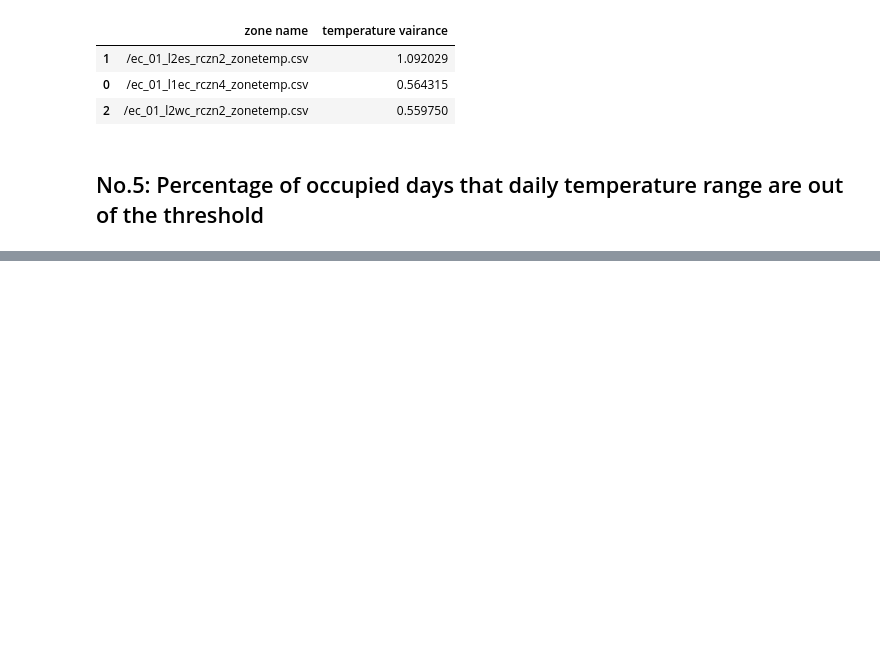
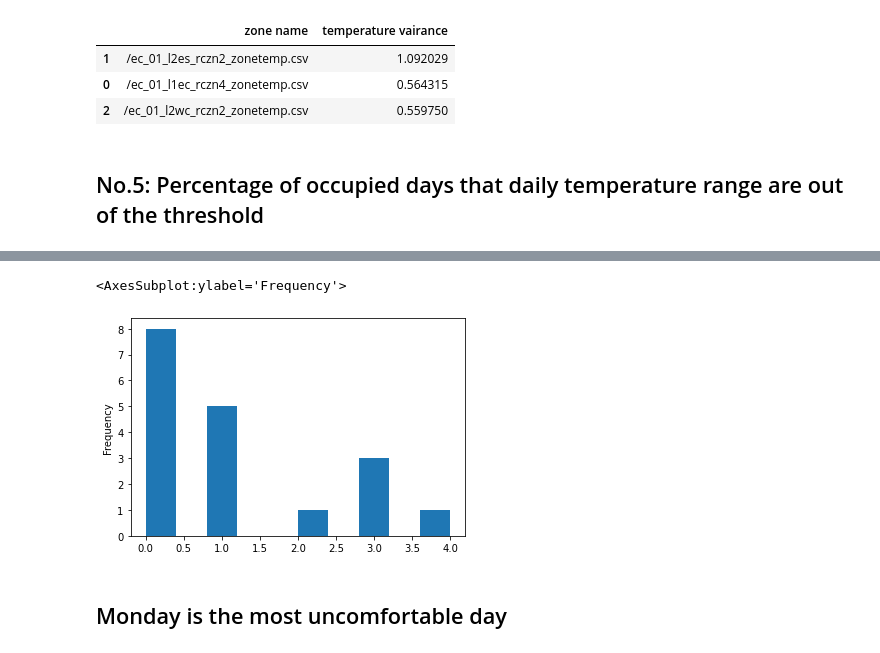
Before and after one commit to ruijis/mortardata_comfort_evaluation, a Jupyter notebook: scripts.ipynb, the cells around one changed output, grey strips where cells are left out. Cells and saved outputs as stored; diff of their text form; code cells hidden in the pictures; blank space fills up the shorter version.

```diff
--- a/scripts.ipynb
+++ b/scripts.ipynb
@@ -144,2 +205,0 @@ df_cold_diff = l - df_cold[temp]
-# %%
-p = (len(df_hot) + len(df_cold)) / len(df)
@@ -166,6 +205,0 @@ df_range
-# %%
-# get rows from the new dataframe that are out of the threshold
-t = df_range.quantile(p)
-df_out = df_range[(df_range > t)]
-# Calculate the percentage of occupied time outside the threshold
-p = len(df_out) / len(df_max)
@@ -171,0 +228,2 @@ p = len(df_out) / len(df_max)
+# %%
+df_max['range'] = df_max.temp - df_min.temp
@@ -171,0 +247,3 @@ p = len(df_out) / len(df_max)
+# %%
+t = df_max.range.quantile(p)
+df_out = df_max[(df_max.range > t)]
@@ -171,0 +275,10 @@ p = len(df_out) / len(df_max)
+# %%
+import matplotlib.pyplot as plt
+plt.close("all")
+plt.figure()
+df_out.weekdays.plot.hist()
+# %% [output]
+<AxesSubplot:ylabel='Frequency'>
+[figure, added]
+# %% [markdown]
+## Monday is the most uncomfortable day
```
Also changed, not shown: parts of 29 cells of this notebook, 2 other files.
